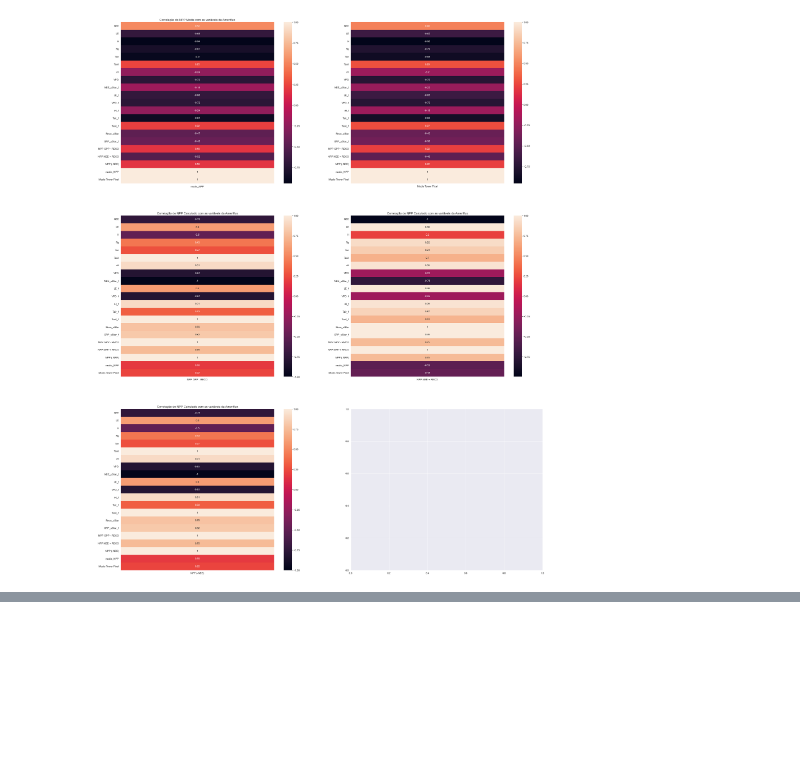
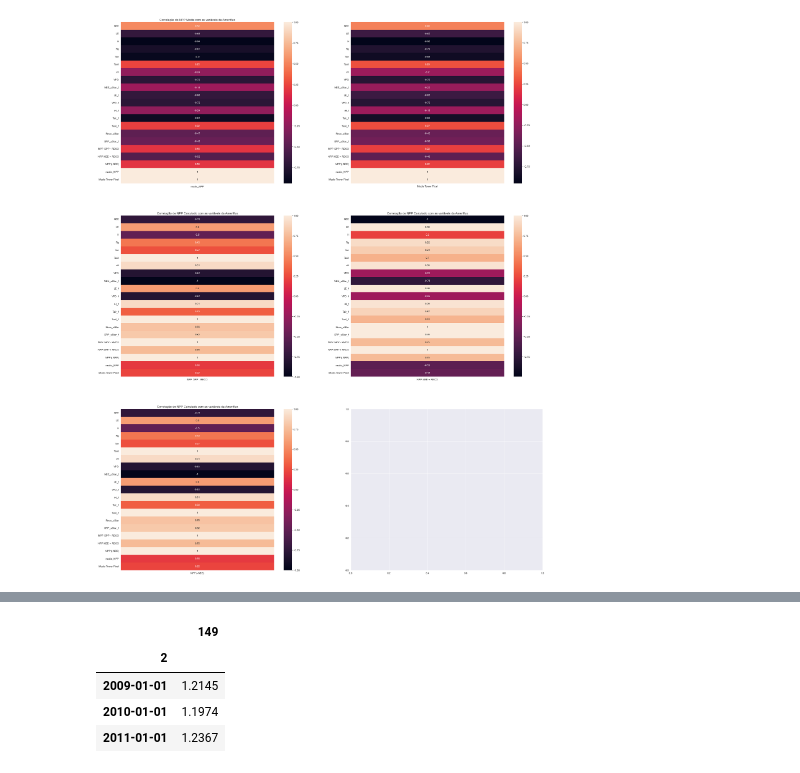
Before and after one commit to albert-santos/remote-sensing, a Jupyter notebook: Jean/Santarem/Comparacao_Santarem_Modis.ipynb, the cells around one changed output, grey strips where cells are left out. Saved outputs shown, nothing was run; the diff lists cells and outputs as text; code cells hidden in the pictures; blank space fills up the shorter version.

```diff
--- a/Jean/Santarem/Comparacao_Santarem_Modis.ipynb
+++ b/Jean/Santarem/Comparacao_Santarem_Modis.ipynb
@@ -365,0 +416,8 @@ plt.show()
+# %%
+modis_data_tower
+# %% [output]
+|  | 149 |
+| 2 |  |
+| 2009-01-01 | 1.2145 |
+| 2010-01-01 | 1.1974 |
+| 2011-01-01 | 1.2367 |
```
Also changed, not shown: parts of 22 cells of this notebook.
